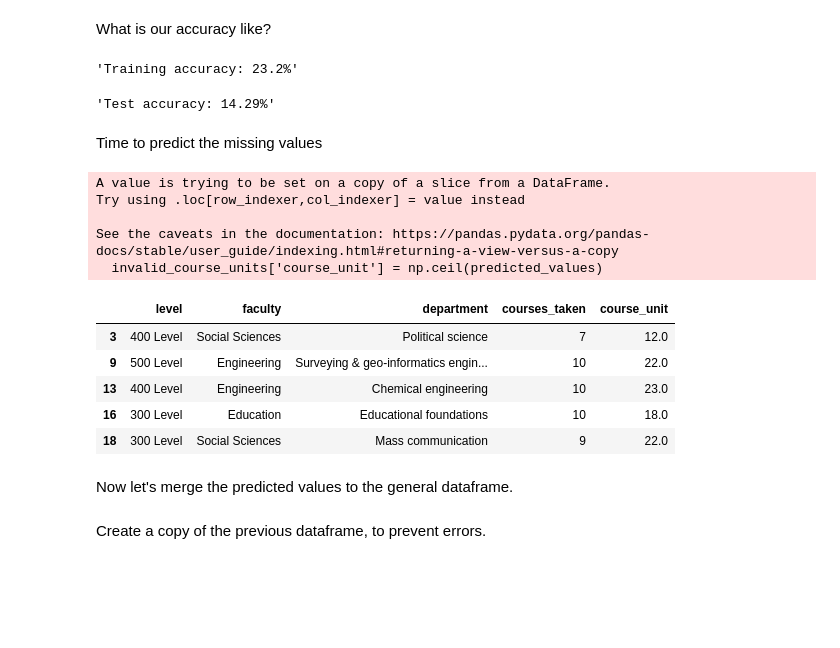
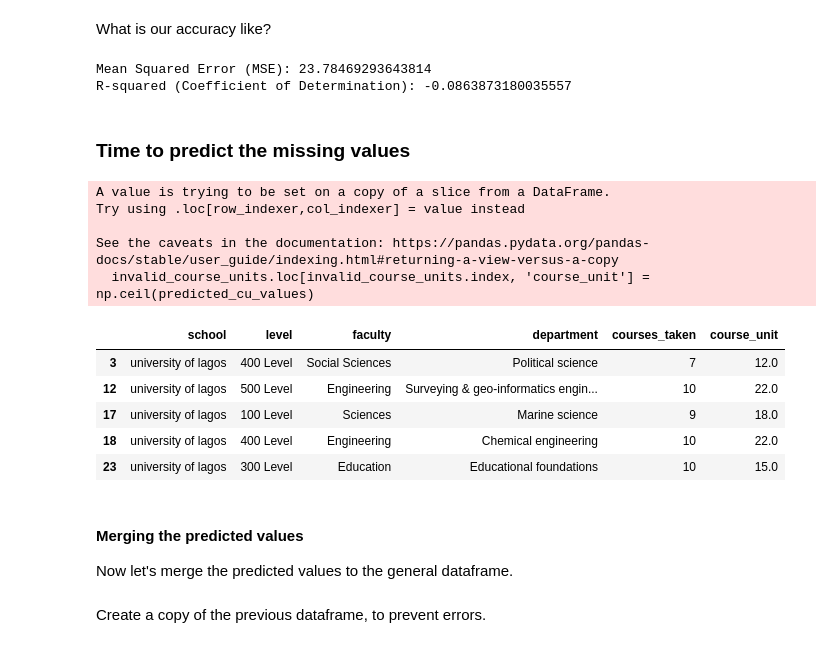
Before and after one commit to socratesjnr/asuu-strike-project, a Jupyter notebook: project-analysis/analysis/cleaning.ipynb, the cells around one changed output. Drawn from its saved outputs; the diff is of its cells as text; code cells hidden in the pictures; blank space fills up the shorter version.

```diff
--- a/project-analysis/analysis/exploratory_data_analysis.ipynb
+++ b/project-analysis/analysis/cleaning.ipynb
@@ -457,3 +374,6 @@ memory usage: 36.2+ KB
+# %%
+data = data.drop_duplicates(keep='first')
+data.reset_index(drop=True, inplace = True)
 # %% [markdown]
 Checking missing values for each column, once more
 # %%
@@ -501,7 +409,6 @@ Select the relevant courses to predict `course_units`. These are dependent on `l
 # %%
 #select relevant columns
-
-course_unit_data  = df_valid_cgpa[["level", "faculty", "department", "courses_taken","course_unit"]]
+course_unit_data  = data[["school", "level", "faculty", "department", "courses_taken","course_unit"]]
 course_unit_data.info()
 # %% [output]
 <class 'pandas.core.frame.DataFrame'>
@@ -540,14 +454,7 @@ y_cu = valid_course_units[target].astype(np.int64)
 Encode categorical variables
 # %%
-#Define the preprocessor with OneHotEncoder for categorical columns
-
-from sklearn.preprocessing import OneHotEncoder
-from sklearn.compose import ColumnTransformer
-from sklearn.linear_model import LinearRegression
-from sklearn.pipeline import Pipeline
-from sklearn.impute import SimpleImputer
 # Define the columns that need to be encoded (categorical columns)
-categorical_cols = ['level', 'faculty',
+categorical_cols = ['school','level', 'faculty',
                     'department']
 
 # Define the preprocessor with OneHotEncoder for categorical columns and SimpleImputer for missing values
@@ -581,44 +492,46 @@ LinearRegression()
 # %% [markdown]
 What is our accuracy like?
-# %%
-# training accuracy
-from sklearn.metrics import accuracy_score
-y_cu_train_pred = model.predict(X_cu_train).astype(np.int64)
-cu_training_accuracy = accuracy_score(np.round(y_cu_train), y_cu_train_pred)
-f"Training accuracy: {np.round(cu_training_accuracy*100, 2)}%"
-# %% [output]
-'Training accuracy: 23.2%'
-# %%
-# test accuracy
-y_cu_test_pred = np.round(model.predict(X_cu_test))
-cu_test_accuracy = accuracy_score(np.round(y_cu_test), y_cu_test_pred)
-f"Test accuracy: {np.round(cu_test_accuracy*100, 2)}%"
-# %% [output]
-'Test accuracy: 14.29%'
+# %%
+# Step 6: Predict on the test data
+y_cu_test_pred = model.predict(X_cu_test)
+
+# Step 7: Calculate Mean Squared Error (MSE) on the test data
+mse_cu = mean_squared_error(y_cu_test, y_cu_test_pred)
+
+# Step 8: Calculate R-squared (coefficient of determination) on the test data
+r2_cu = r2_score(y_cu_test, y_cu_test_pred)
+
+print("Mean Squared Error (MSE):", mse_cu)
+print("R-squared (Coefficient of Determination):", r2_cu)
+# %% [output]
+Mean Squared Error (MSE): 23.78469293643814
+R-squared (Coefficient of Determination): -0.0863873180035557
 # %% [markdown]
-Time to predict the missing values
+### Time to predict the missing values
 # %%
 # Step 6: Use the trained model to predict the missing values
 X_cu_invalid = invalid_course_units.drop(columns=['course_unit'])
 X_cu_invalid_processed = preprocessor.transform(X_cu_invalid)
-predicted_values = np.round(model.predict(X_cu_invalid_processed))
+predicted_cu_values = np.round(model.predict(X_cu_invalid_processed))
 # %%
 # Step 7: Assign the predicted values to the training data
-invalid_course_units['course_unit'] = np.ceil(predicted_values)
+invalid_course_units.loc[invalid_course_units.index, 'course_unit'] = np.ceil(predicted_cu_values)
 invalid_course_units.head()
 # %% [output]
 A value is trying to be set on a copy of a slice from a DataFrame.
 Try using .loc[row_indexer,col_indexer] = value instead
 
 See the caveats in the documentation: https://pandas.pydata.org/pandas-docs/stable/user_guide/indexing.html#returning-a-view-versus-a-copy
-  invalid_course_units['course_unit'] = np.ceil(predicted_values)
+  invalid_course_units.loc[invalid_course_units.index, 'course_unit'] = np.ceil(predicted_cu_values)
-|  | level | faculty | department | courses_taken | course_unit |
-| 3 | 400 Level | Social Sciences | Political science | 7 | 12.0 |
-| 9 | 500 Level | Engineering | Surveying & geo-informatics engin... | 10 | 22.0 |
-| 13 | 400 Level | Engineering | Chemical engineering | 10 | 23.0 |
-| 16 | 300 Level | Education | Educational foundations | 10 | 18.0 |
-| 18 | 300 Level | Social Sciences | Mass communication | 9 | 22.0 |
+|  | school | level | faculty | department | courses_taken | course_unit |
+| 3 | university of lagos | 400 Level | Social Sciences | Political science | 7 | 12.0 |
+| 12 | university of lagos | 500 Level | Engineering | Surveying & geo-informatics engin... | 10 | 22.0 |
+| 17 | university of lagos | 100 Level | Sciences | Marine science | 9 | 18.0 |
+| 18 | university of lagos | 400 Level | Engineering | Chemical engineering | 10 | 22.0 |
+| 23 | university of lagos | 300 Level | Education | Educational foundations | 10 | 15.0 |
 # %% [markdown]
+#### Merging the predicted values
+
 Now let's merge the predicted values to the general dataframe.
 # %% [markdown]
 Create a copy of the previous dataframe, to prevent errors.
```
Also changed, not shown: parts of 59 cells of this notebook.
